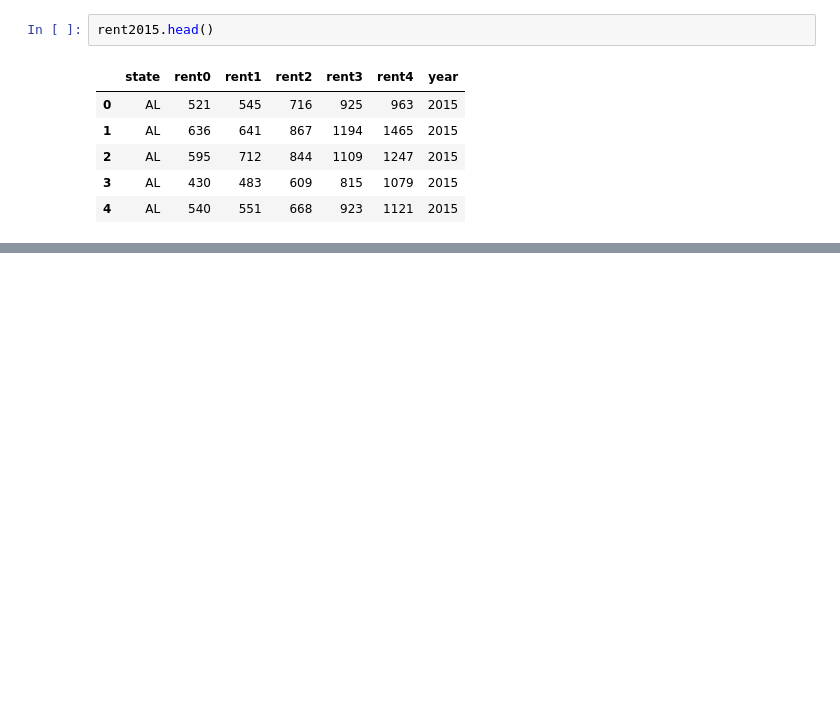
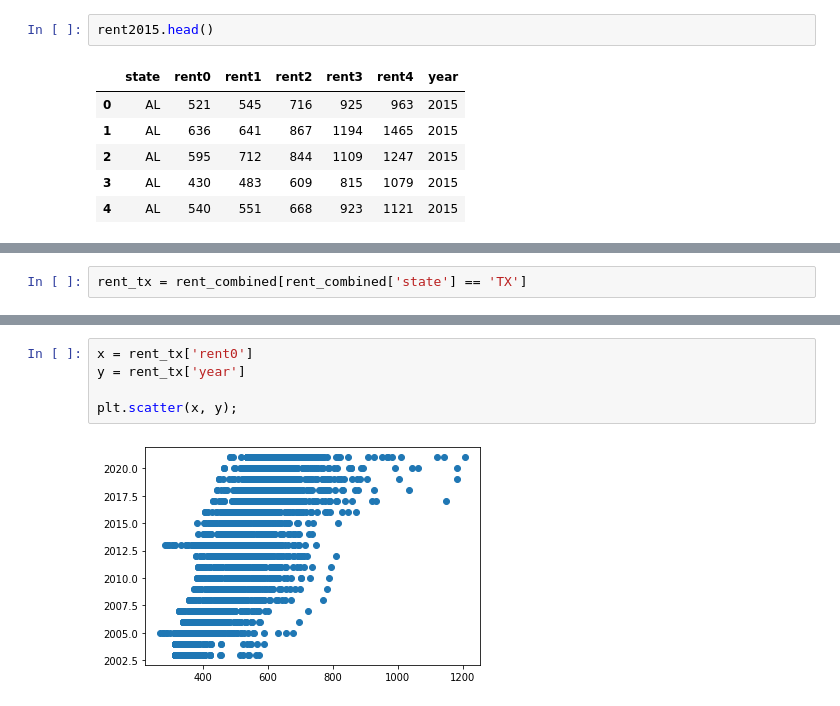
Before and after one commit to BloomTech-Labs/PT17_cityspire-f-ds, a Jupyter notebook: notebooks/exploratory/prev_rent_data.ipynb, the cells around one changed output, grey strips where cells are left out. Saved outputs shown, nothing was run; the diff lists cells and outputs as text; blank space fills up the shorter version.

Commit message:
made some changes to data, started some visualizations

```diff
--- a/notebooks/exploratory/prev_rent_data.ipynb
+++ b/notebooks/exploratory/prev_rent_data.ipynb
@@ -211,0 +203,2 @@ print(np.average(rent2021['rent0']))
+# %%
+rent_tx = rent_combined[rent_combined['state'] == 'TX']
@@ -211,0 +214,7 @@ print(np.average(rent2021['rent0']))
+# %%
+x = rent_tx['rent0']
+y = rent_tx['year']
+
+plt.scatter(x, y);
+# %% [output]
+[figure, added]
```
Also changed, not shown: parts of 8 cells of this notebook.
